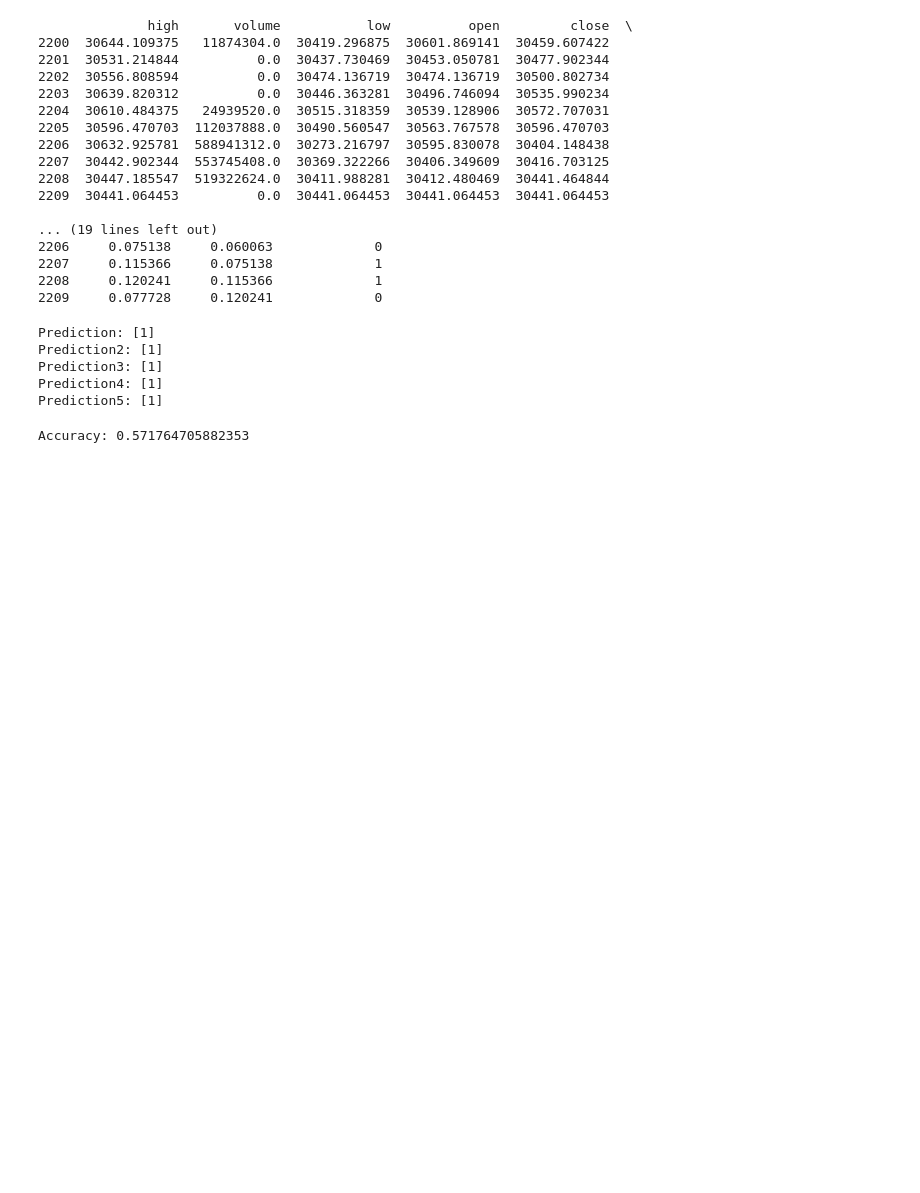
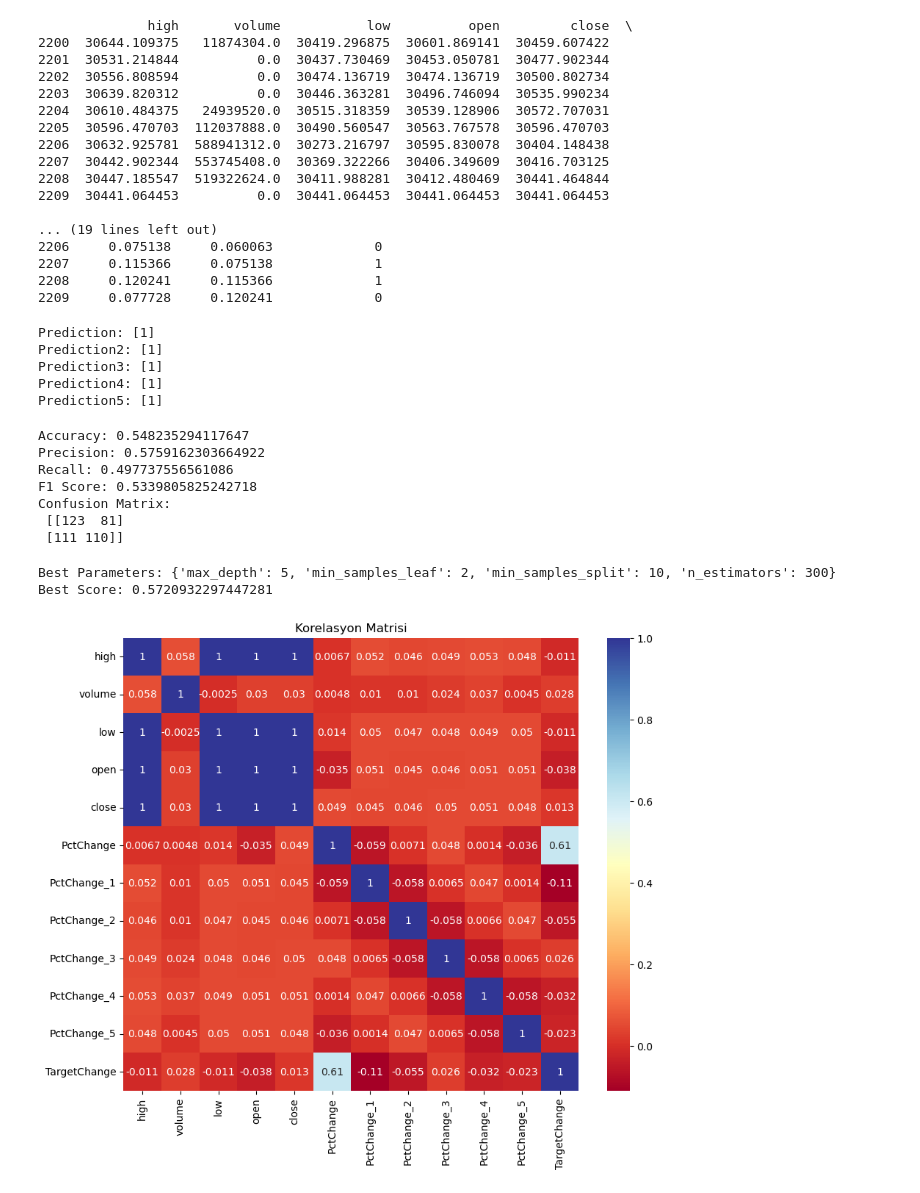
Before and after one commit to hazaryek/basic_trade, a Jupyter notebook: main.ipynb, the cells around one changed output. Cells and saved outputs as stored; diff of their text form; code cells hidden in the pictures; blank space fills up the shorter version.

```diff
--- a/main.ipynb
+++ b/main.ipynb
@@ -187,6 +187,7 @@ Prediction5: [1]
 # %%
 
 from sklearn.ensemble import RandomForestClassifier
+from sklearn.metrics import accuracy_score, precision_score, recall_score, f1_score, confusion_matrix
 
 
 # Veri setini yükleme ve özellikleri/hedefi ayırma
@@ -208,5 +209,67 @@ y_pred = rf.predict(X_test)
 # Modelin performansını değerlendirme
 accuracy = accuracy_score(y_test, y_pred)
 print("Accuracy:", accuracy)
+
+# Kesinlik (Precision)
+precision = precision_score(y_test, y_pred)
+print("Precision:", precision)
+
+# Duyarlılık (Recall)
+recall = recall_score(y_test, y_pred)
+print("Recall:", recall)
+
+# F1-Skoru
+f1 = f1_score(y_test, y_pred)
+print("F1 Score:", f1)
+
+# Karmaşıklık Matrisi (Confusion Matrix)
+confusion_mat = confusion_matrix(y_test, y_pred)
+print("Confusion Matrix:\n", confusion_mat)
 # %% [output]
-Accuracy: 0.571764705882353
+Accuracy: 0.548235294117647
+Precision: 0.5759162303664922
+Recall: 0.497737556561086
+F1 Score: 0.5339805825242718
+Confusion Matrix:
+ [[123  81]
+ [111 110]]
+# %%
+from sklearn.ensemble import RandomForestClassifier
+from sklearn.model_selection import GridSearchCV
+
+# Grid Search için parametre aralıklarını belirleme
+param_grid = {
+    "n_estimators": [100, 200, 300],
+    "max_depth": [None, 5, 10],
+    "min_samples_split": [2, 5, 10],
+    "min_samples_leaf": [1, 2, 4]
+}
+
+# Random Forest modelini oluşturma
+rf = RandomForestClassifier()
+
+# Grid Search yapılandırması ve modeli eğitme
+grid_search = GridSearchCV(estimator=rf, param_grid=param_grid, cv=5)
+grid_search.fit(features, target)
+
+# En iyi parametreleri ve performansı ekrana yazdırma
+print("Best Parameters:", grid_search.best_params_)
+print("Best Score:", grid_search.best_score_)
+# %% [output]
+Best Parameters: {'max_depth': 5, 'min_samples_leaf': 2, 'min_samples_split': 10, 'n_estimators': 300}
+Best Score: 0.5720932297447281
+# %%
+import pandas as pd
+import seaborn as sns
+import matplotlib.pyplot as plt
+
+# Korelasyon matrisini hesaplama
+correlation_matrix = df.corr()
+
+# Korelasyon matrisini heatmap olarak görselleştirme
+plt.figure(figsize=(10, 8))
+sns.heatmap(correlation_matrix, annot=True, cmap="RdYlBu")
+plt.title("Korelasyon Matrisi")
+plt.show()
+# %% [output]
+[figure, added]
```
